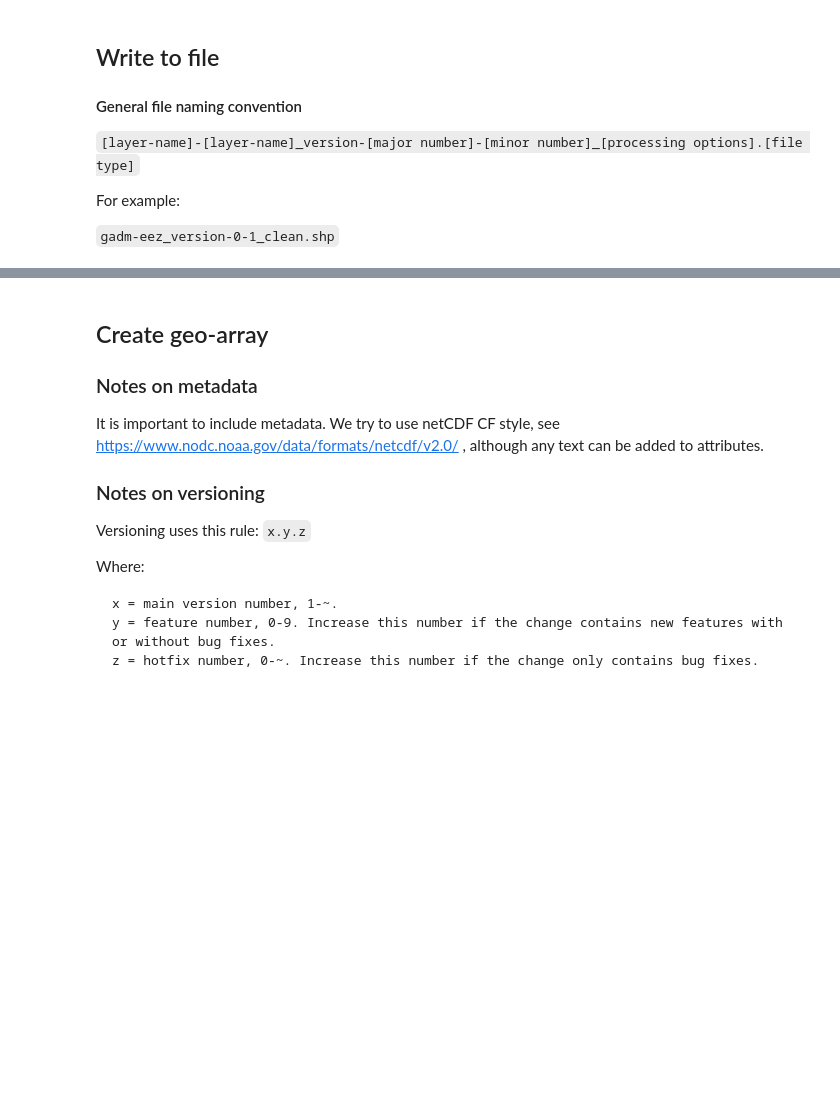
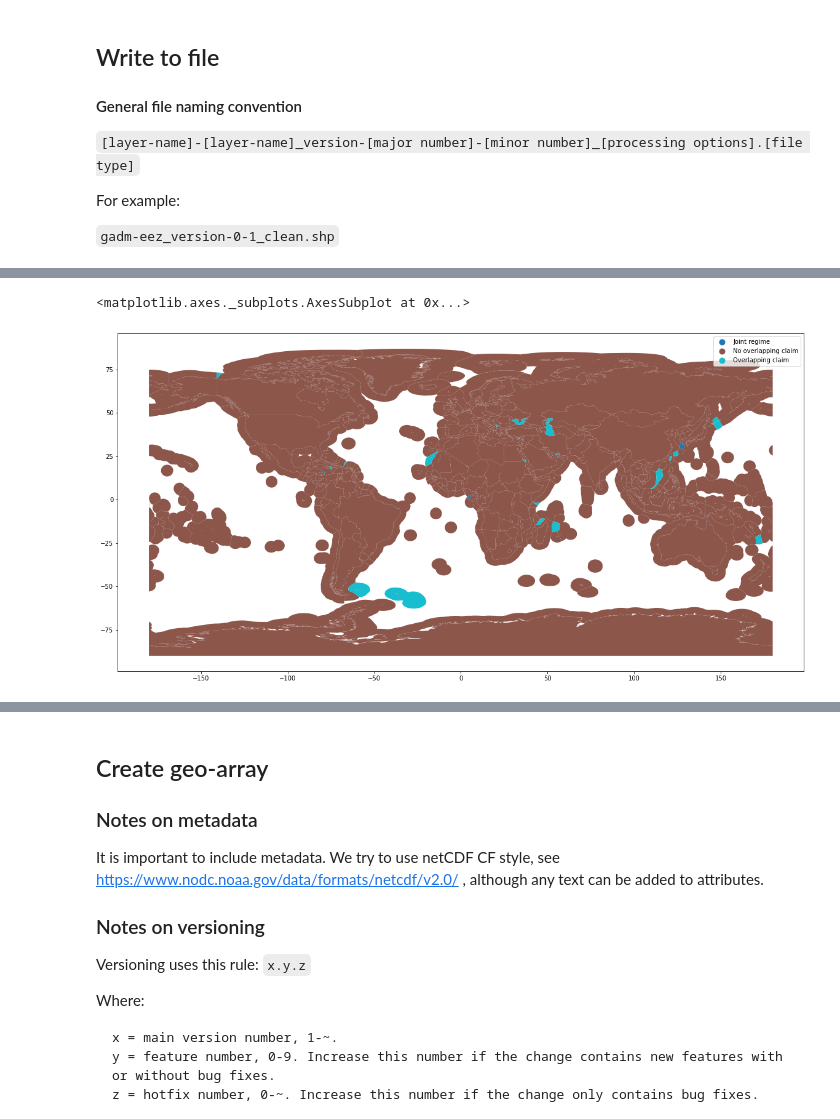
Before and after one commit to Vizzuality/mangrove-atlas-data, a Jupyter notebook: create_gadm_eez_boundaries.ipynb, the cells around one changed output, grey strips where cells are left out. Cells and saved outputs as stored; diff of their text form; code cells hidden in the pictures; blank space fills up the shorter version.

```diff
--- a/create_gadm_eez_boundaries.ipynb
+++ b/create_gadm_eez_boundaries.ipynb
@@ -775,9 +1011,12 @@ Mapshaper [snap](https://github.com/mbloch/mapshaper/wiki/Command-Reference#snap
 # %%
 import geopandas as gpd
 
 # check it
-gadm_eez_clean = gpd.read_file({f"{bn}_clean.shp)
+gadm_eez_clean = gpd.read_file(f"{bn}_clean.shp")
 gadm_eez_clean.plot(column='status',figsize=(20,20), legend = True)
+# %% [output]
+<matplotlib.axes._subplots.AxesSubplot at 0x...>
+[figure, added]
 # %%
 # Write to file
 out = gadm_eez_clean
```
Also changed, not shown: parts of 55 cells of this notebook.
